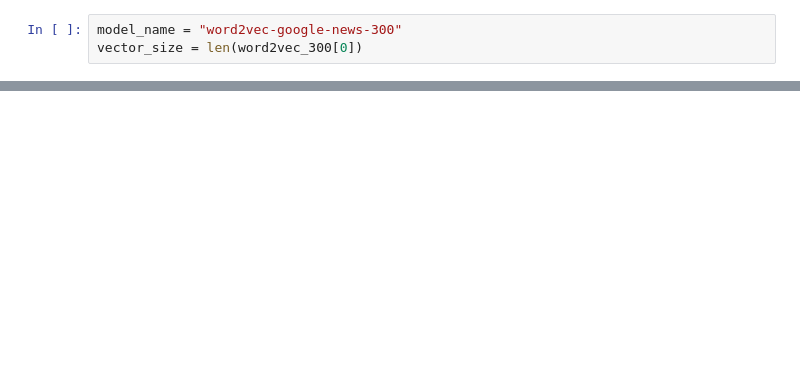
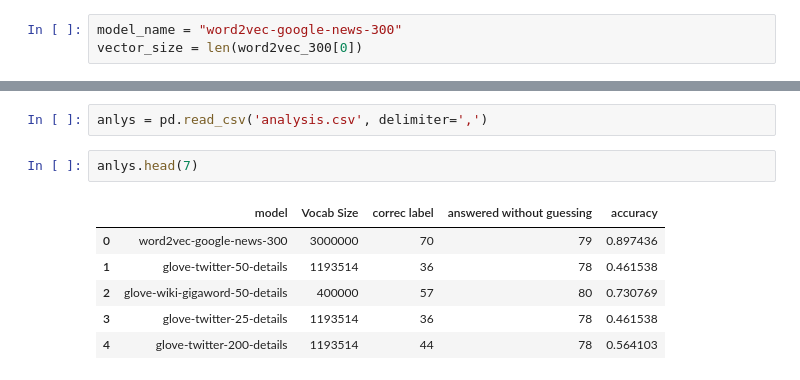
Before and after one commit to RegeleViteaz/Comp472-A3, a Jupyter notebook: src/Word_Embeddings.ipynb, the cells around one changed output, grey strips where cells are left out. Cells and saved outputs as stored; diff of their text form; blank space fills up the shorter version.

```diff
--- a/src/Word_Embeddings.ipynb
+++ b/src/Word_Embeddings.ipynb
@@ -157,0 +535,11 @@ f.close()
+# %%
+anlys = pd.read_csv('analysis.csv', delimiter=',')
+# %%
+anlys.head(7)
+# %% [output]
+|  | model | Vocab Size | correc label | answered without guessing | accuracy |
+| 0 | word2vec-google-news-300 | 3000000 | 70 | 79 | 0.897436 |
+| 1 | glove-twitter-50-details | 1193514 | 36 | 78 | 0.461538 |
+| 2 | glove-wiki-gigaword-50-details | 400000 | 57 | 80 | 0.730769 |
+| 3 | glove-twitter-25-details | 1193514 | 36 | 78 | 0.461538 |
+| 4 | glove-twitter-200-details | 1193514 | 44 | 78 | 0.564103 |
```
Also changed, not shown: parts of 63 cells of this notebook, 6 other files.
